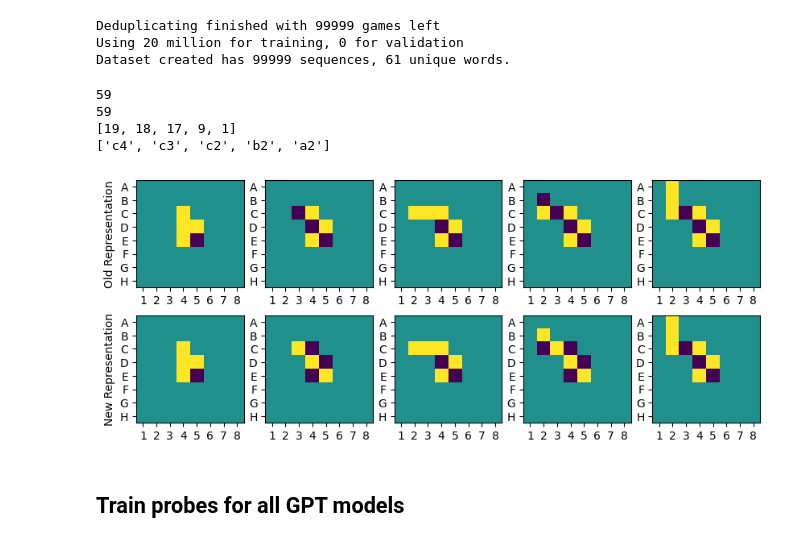
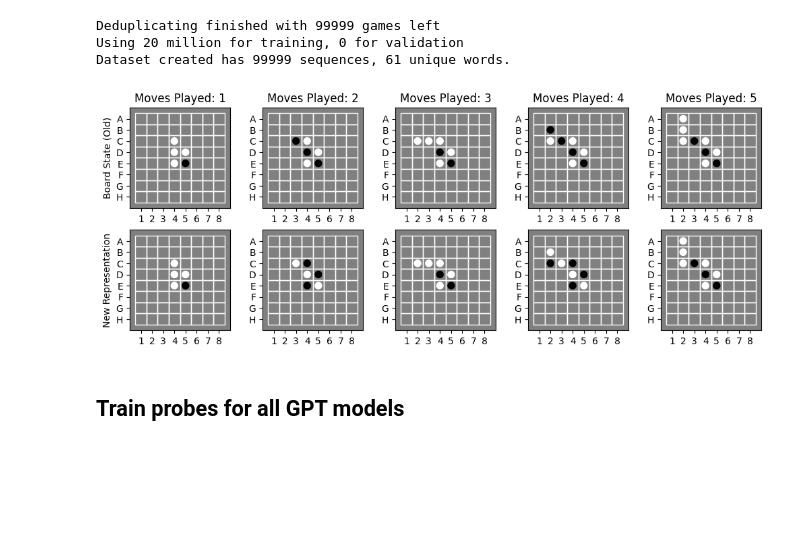
Before and after one commit to DeanHazineh/Emergent-World-Representations-Othello, a Jupyter notebook: dev_code2/train_linear_probes_GPT.ipynb, the cells around one changed output. Cells and saved outputs as stored; diff of their text form; code cells hidden in the pictures; blank space fills up the shorter version.

Commit message:
Add plot function to make board visualization
.

```diff
--- a/dev_code2/train_linear_probes_GPT.ipynb
+++ b/dev_code2/train_linear_probes_GPT.ipynb
@@ -37,65 +39,49 @@ Dataset created has 99999 sequences, 61 unique words.
 # %%
 mconf = GPTConfig(game_dataset.vocab_size, game_dataset.block_size, n_layer=8, n_head=8, n_embd=512)
 model_probe = GPTforProbing(mconf, probe_layer=6)
-mode = "synthetic"
+model_probe.load_state_dict(torch.load("../EWOthello/ckpts/DeanKLi_GPT_Synthetic_8L8H/GPT_Synthetic_8Layers_8Heads.ckpt"))
+model_probe = model_probe.to(device)
 
-if mode=="random":
-    model = GPT(mconf)
-    model_probe.apply(model._init_weights)
-else:
-    model_probe.load_state_dict(torch.load("../EWOthello/ckpts/DeanKLi_GPT_Synthetic_8L8H/GPT_Synthetic_8Layers_8Heads.ckpt"))
-
-if torch.cuda.is_available():
-    model_probe = model_probe.to(device)
-
-#########
-### Test the code to get the probe dataset
 properties_modifier_matrix = np.ones((59, 64))
 for i in range(59):
     if i % 2 == 1:
         properties_modifier_matrix[i, :] *= -1.0
 
 property_container_v2 = []
 property_container = []
 act_container = []
 for x, _ in tqdm(game_dataset):
     # Convert the game index sequence to board number sequence for use with the othello board class
     tbf = [game_dataset.itos[_] for _ in x.tolist()]
     valid_until = tbf.index(-100) if -100 in tbf else 999
 
     # Get the board state vectors
     a = OthelloBoardState()
     properties = a.get_gt(tbf[:valid_until], "get_state")
     property_container.extend(properties)
     properties_v2 = (np.array(properties) - 1.0) * properties_modifier_matrix[:valid_until, :] + 1.0
     property_container_v2.extend(properties_v2.tolist())
 
     # Get the activation vectors
     act = model_probe(x[None, :].to(device))[0].detach().cpu().split(1, dim=0)
     act_container.extend(act)
     break
-print(len(property_container_v2))
-print(len(act_container))
 
-# Visualize the board state before and after modification
+### Visualize
 num_disp = 5
-print(tbf[:num_disp])
-print(plt_util.seq_to_boardCoord(tbf[:num_disp]))
-
 fig = plt.figure(figsize=(num_disp*2, 4))
 ax = plt_util.addAxis(fig, 2, num_disp)
 for i in range(num_disp):
-    ax[i].imshow(np.reshape(property_container[i], [8,8]))
-    ax[i+num_disp].imshow(np.reshape(property_container_v2[i], [8,8]))
-ax[0].set_ylabel("Old Representation")
+    plt_util.plot_game_discs(np.reshape(property_container[i],[8,8]), ax[i])
+    plt_util.plot_game_discs(np.reshape(property_container_v2[i], [8,8]), ax[i+num_disp])
+    ax[i].set_title(f"Moves Played: {i+1}")
+
+plt.tight_layout()
+ax[0].set_ylabel("Board State (Old)")
 ax[num_disp].set_ylabel("New Representation")
 plt_util.format_ax_boardImage(ax)
 # %% [output]
-59
-59
-[19, 18, 17, 9, 1]
-['c4', 'c3', 'c2', 'b2', 'a2']
-[figure, old version]
+[figure, new version]
 # %% [markdown]
 ## Train probes for all GPT models
 # %%
```
Also changed, not shown: parts of 1 cell of this notebook, 1 other file.
